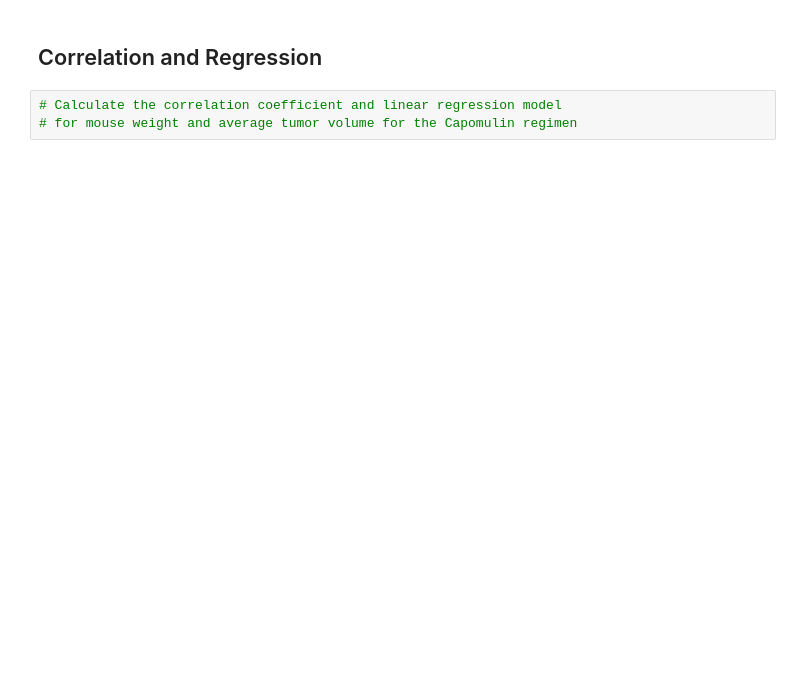
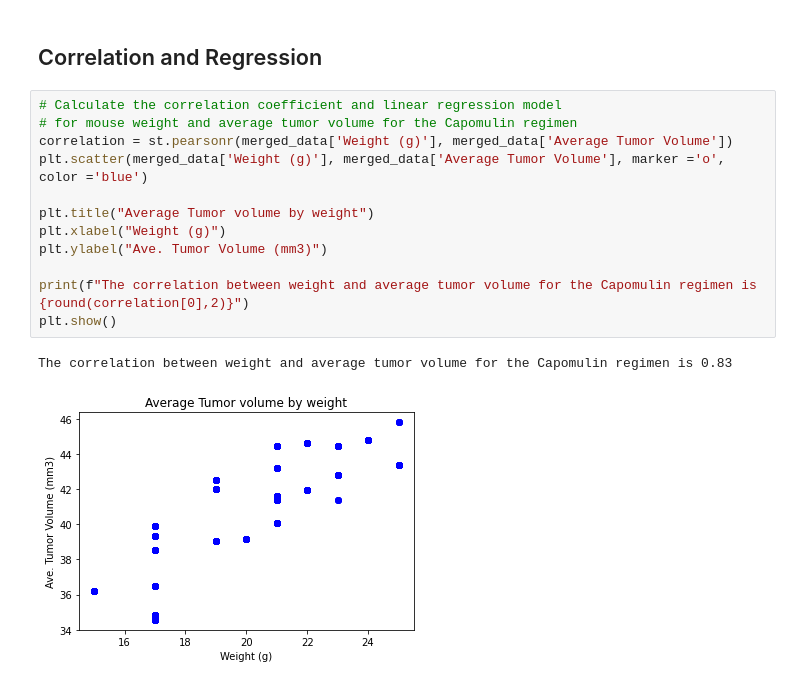
Before and after one commit to chaenii989/Matplotlib_Challenge, a Jupyter notebook: Pymaceuticals/pymaceuticals_starter.ipynb, the cells around one changed output. Drawn from its saved outputs; the diff is of its cells as text; blank space fills up the shorter version.

```diff
--- a/Pymaceuticals/pymaceuticals_starter.ipynb
+++ b/Pymaceuticals/pymaceuticals_starter.ipynb
@@ -266,5 +343,17 @@ plt.show()
 # %% [markdown]
 ## Correlation and Regression
-# %%
-# Calculate the correlation coefficient and linear regression model
-# for mouse weight and average tumor volume for the Capomulin regimen
+# %%
+# Calculate the correlation coefficient and linear regression model
+# for mouse weight and average tumor volume for the Capomulin regimen
+correlation = st.pearsonr(merged_data['Weight (g)'], merged_data['Average Tumor Volume'])
+plt.scatter(merged_data['Weight (g)'], merged_data['Average Tumor Volume'], marker ='o', color ='blue')
+
+plt.title("Average Tumor volume by weight")
+plt.xlabel("Weight (g)")
+plt.ylabel("Ave. Tumor Volume (mm3)")
+
+print(f"The correlation between weight and average tumor volume for the Capomulin regimen is {round(correlation[0],2)}")
+plt.show()
+# %% [output]
+The correlation between weight and average tumor volume for the Capomulin regimen is 0.83
+[figure, added]
```
Also changed, not shown: parts of 9 cells of this notebook.
